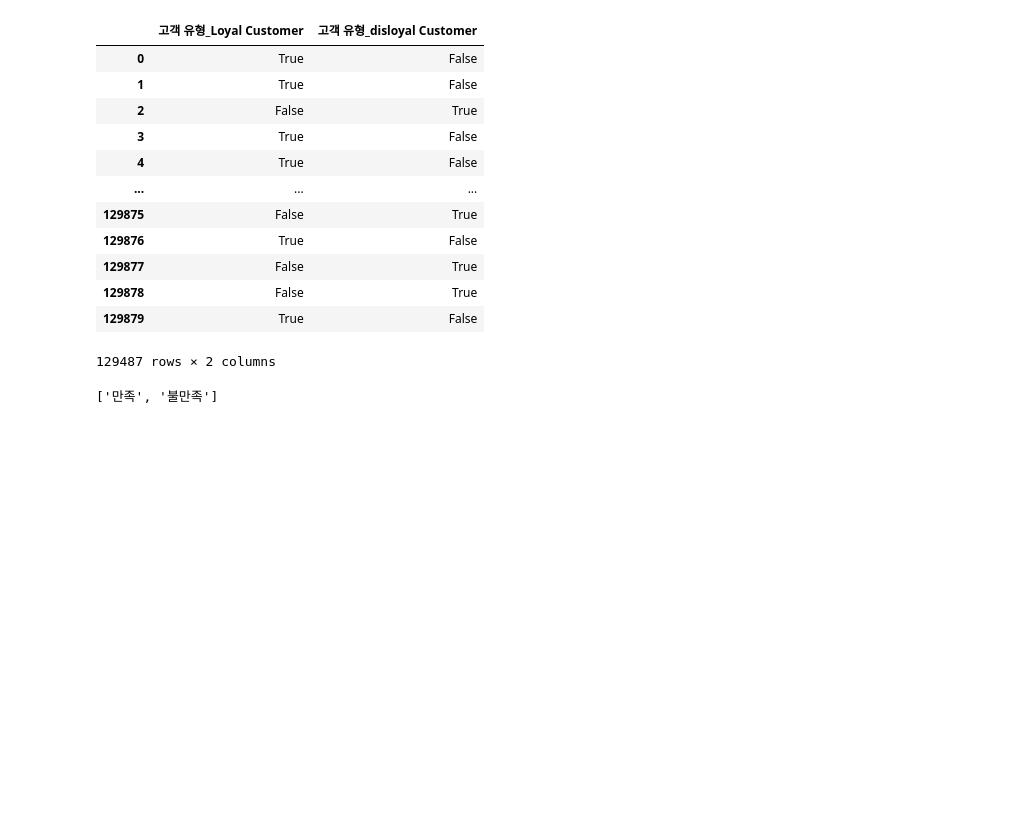
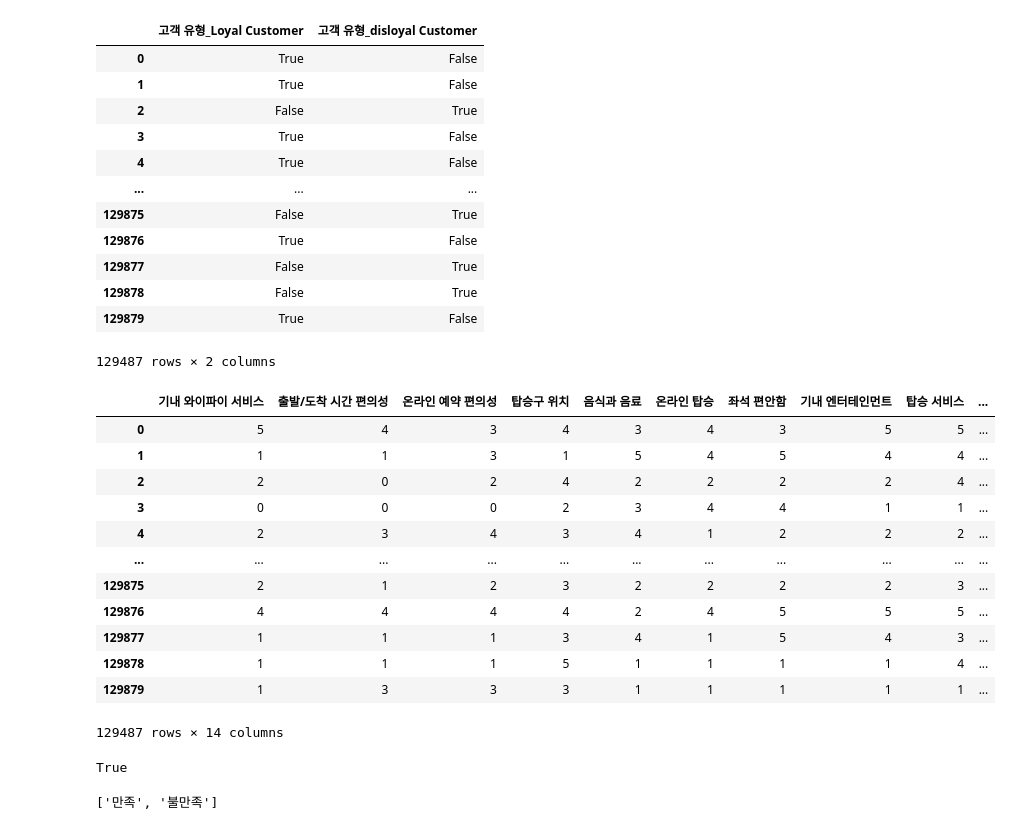
Before and after one commit to GoEnding/Airline-Satisfaction, a Jupyter notebook: air_dir.ipynb, the cells around one changed output. Drawn from its saved outputs; the diff is of its cells as text; code cells hidden in the pictures; blank space fills up the shorter version.

```diff
--- a/air_dir.ipynb
+++ b/air_dir.ipynb
@@ -80,6 +94,26 @@ pd.get_dummies(df['고객 유형'].to_frame())
 | 129878 | False | True |
 | 129879 | True | False |
 129487 rows × 2 columns
+# %%
+df.loc[  : , '기내 와이파이 서비스':'청결도' ]
+# %% [output]
+|  | 기내 와이파이 서비스 | 출발/도착 시간 편의성 | 온라인 예약 편의성 | 탑승구 위치 | 음식과 음료 | 온라인 탑승 | 좌석 편안함 | 기내 엔터테인먼트 | 탑승 서비스 | ... |
+| 0 | 5 | 4 | 3 | 4 | 3 | 4 | 3 | 5 | 5 | ... |
+| 1 | 1 | 1 | 3 | 1 | 5 | 4 | 5 | 4 | 4 | ... |
+| 2 | 2 | 0 | 2 | 4 | 2 | 2 | 2 | 2 | 4 | ... |
+| 3 | 0 | 0 | 0 | 2 | 3 | 4 | 4 | 1 | 1 | ... |
+| 4 | 2 | 3 | 4 | 3 | 4 | 1 | 2 | 2 | 2 | ... |
+| ... | ... | ... | ... | ... | ... | ... | ... | ... | ... | ... |
+| 129875 | 2 | 1 | 2 | 3 | 2 | 2 | 2 | 2 | 3 | ... |
+| 129876 | 4 | 4 | 4 | 4 | 2 | 4 | 5 | 5 | 5 | ... |
+| 129877 | 1 | 1 | 1 | 3 | 4 | 1 | 5 | 4 | 3 | ... |
+| 129878 | 1 | 1 | 1 | 5 | 1 | 1 | 1 | 1 | 4 | ... |
+| 129879 | 1 | 3 | 3 | 3 | 1 | 1 | 1 | 1 | 1 | ... |
+129487 rows × 14 columns
+# %%
+df['성별'].dtypes == object
+# %% [output]
+True
 # %%
 df['만족도'].replace({'satisfied' : '만족' , 'neutral or dissatisfied' : '불만족'} )
 # %% [output]
```
Also changed, not shown: parts of 3 cells of this notebook, 7 other files.
